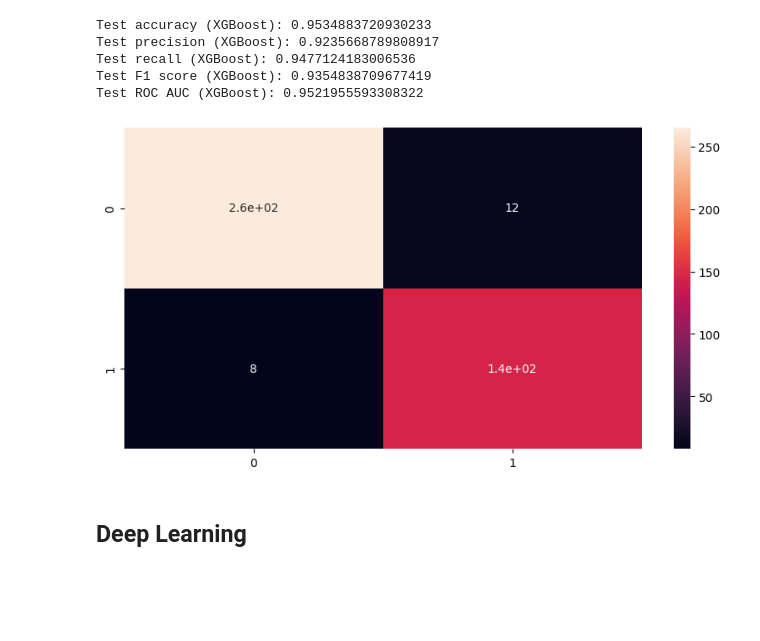
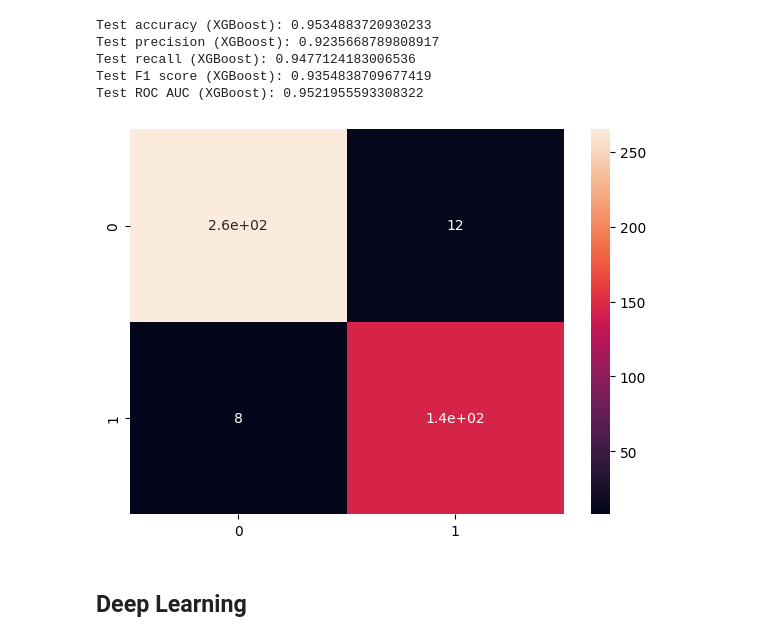
Before and after one commit to aaudric/Alzheimer-s-Disease-Predictions, a Jupyter notebook: alzheimer.ipynb, the cells around one changed output. Saved outputs shown, nothing was run; the diff lists cells and outputs as text; code cells hidden in the pictures; blank space fills up the shorter version.

```diff
--- a/alzheimer.ipynb
+++ b/alzheimer.ipynb
@@ -272,12 +272,12 @@ Test recall (XGBoost): 0.9477124183006536
 Test F1 score (XGBoost): 0.9354838709677419
 Test ROC AUC (XGBoost): 0.9521955593308322
 # %%
-plt.figure(figsize=(10, 5))
+plt.figure(figsize=(7, 5))
 cm_xgb = confusion_matrix(y_test, predictions_xgb)
 sns.heatmap(cm_xgb, annot=True)
 plt.savefig('XGBoost/confusion_matrix.png')
 # %% [output]
-[figure, old version]
+[figure, new version]
 # %% [markdown]
 ## Deep Learning
 # %% [markdown]
```
Also changed, not shown: parts of 5 cells of this notebook, 7 other files.
